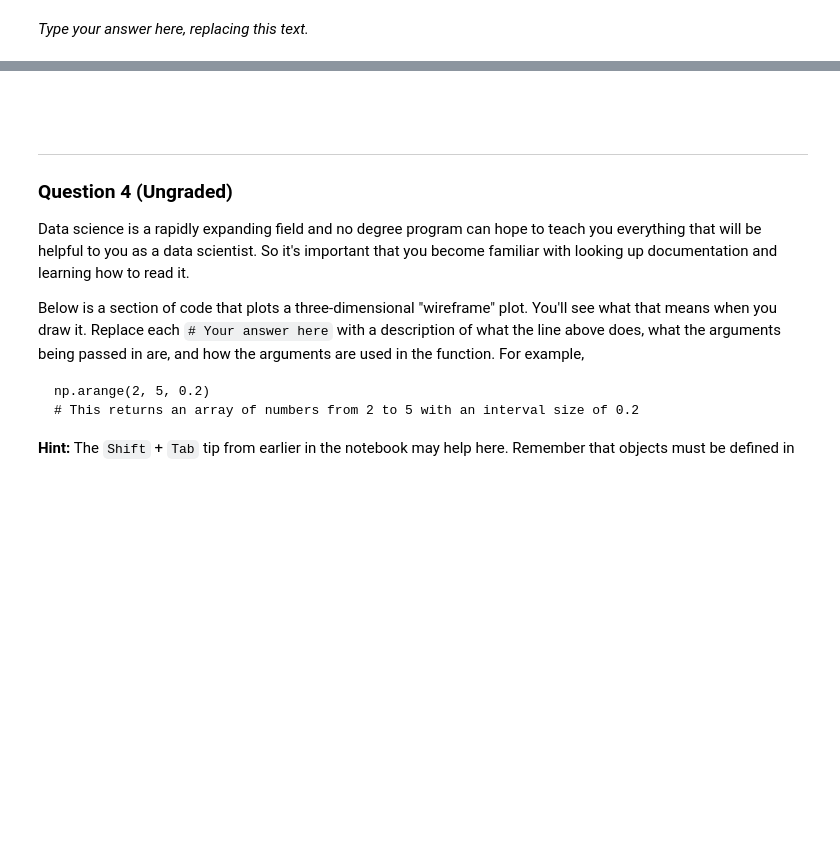
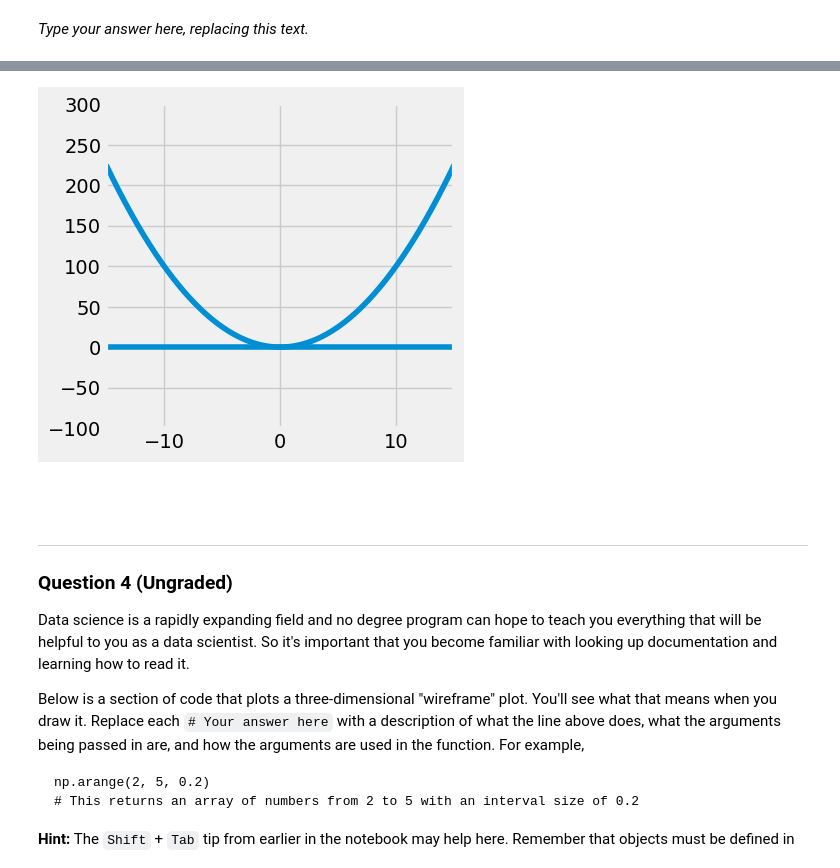
Before and after one commit to shimingyu1026/data100, a Jupyter notebook: week1/lab/lab01.ipynb, the cells around one changed output, grey strips where cells are left out. Saved outputs shown, nothing was run; the diff lists cells and outputs as text; code cells hidden in the pictures; blank space fills up the shorter version.

```diff
--- a/week1/lab/lab01.ipynb
+++ b/week1/lab/lab01.ipynb
@@ -345,17 +431,27 @@ You should use the `plt.plot` function to plot lines. You may find the following
 - [`plt.figure(figsize=..)`](https://stackoverflow.com/questions/332289/how-do-you-change-the-size-of-figures-drawn-with-matplotlib)
 - [`plt.ylim(..)`](https://matplotlib.org/stable/api/_as_gen/matplotlib.pyplot.ylim.html)
 - [`plt.axhline(..)`](https://matplotlib.org/stable/api/_as_gen/matplotlib.pyplot.axhline.html)
-# %%
-def f(x):
-    ...
-
-def df(x):
-    ...
-
-def plot(f, df):
-    ...
-
-plot(f, df)
+# %%
+def f(x):
+    return x**2
+
+def df(x):
+    return 2*x
+
+def plot(f, df):
+    x = np.linspace(-15, 15, 1000)
+    y = f(x)
+    plt.figure(figsize=(4, 4))
+    plt.ylim(-100, 300)
+    plt.xlim(-15, 15)
+    plt.axhline(0)
+    plt.plot(x,y)
+    plt.show()
+
+
+plot(f, df)
+# %% [output]
+[figure, added]
 # %% [markdown]
 <br/><br/>
 
```
Also changed, not shown: parts of 27 cells of this notebook, 4 other files.
